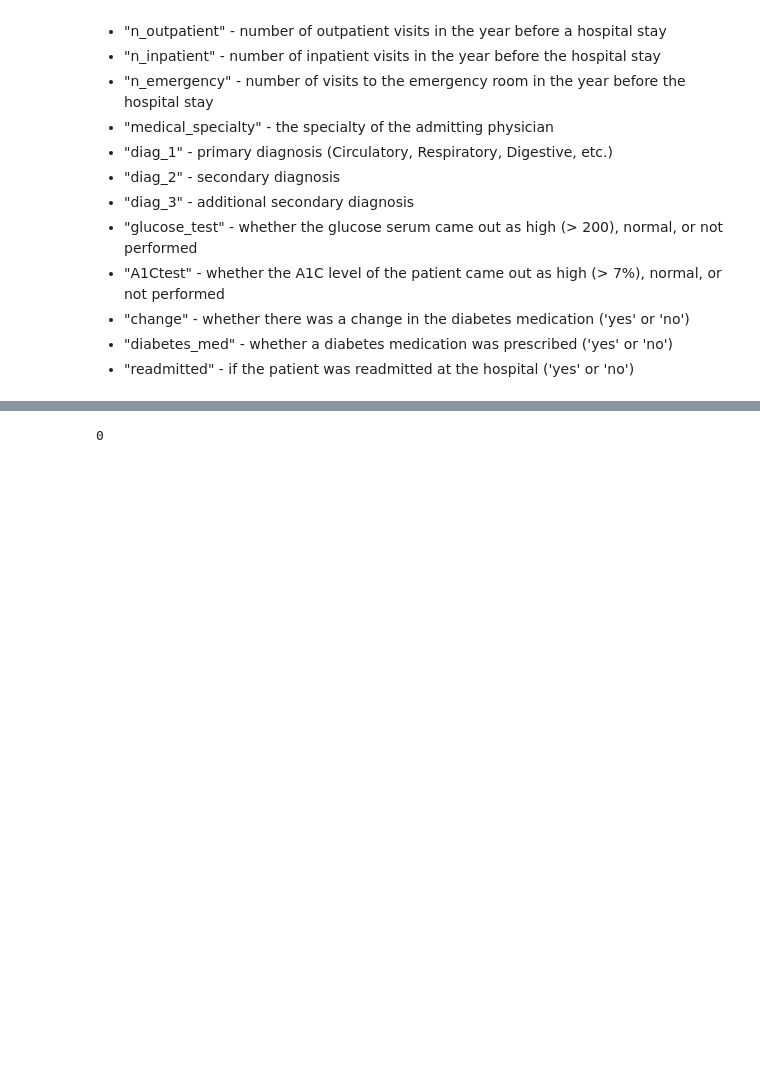
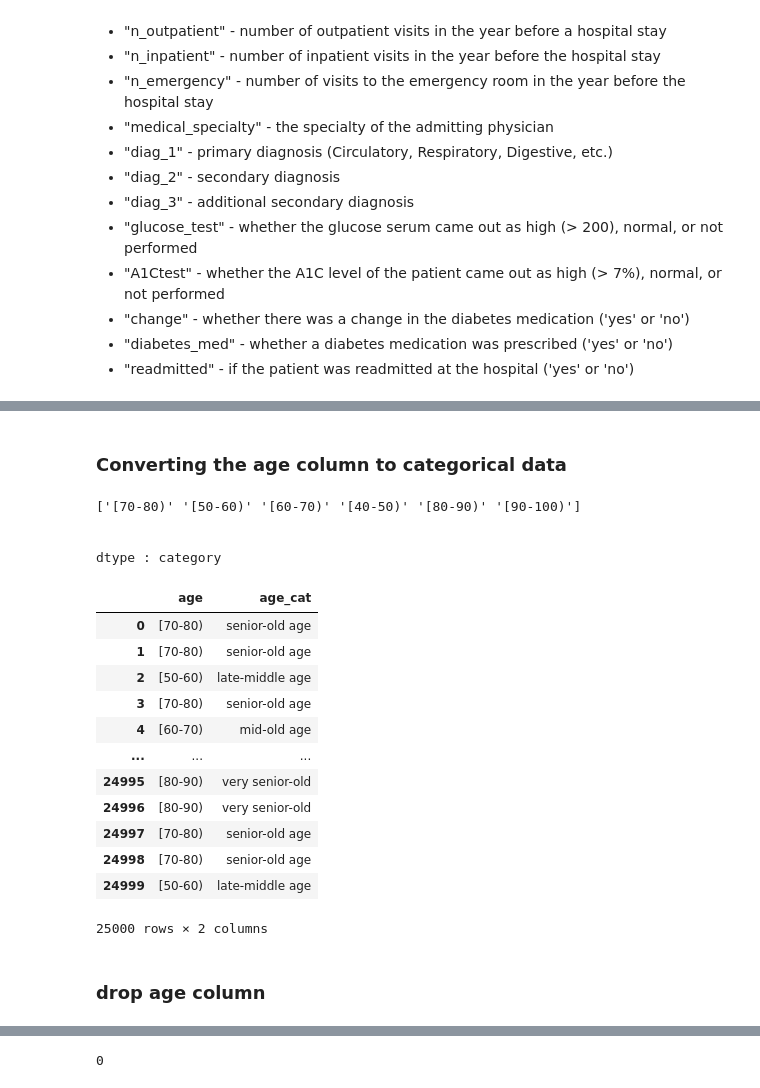
Before and after one commit to prabinpanta0/Patient-Readmission-Prediction, a Jupyter notebook: GHM.ipynb, the cells around one changed output, grey strips where cells are left out. Drawn from its saved outputs; the diff is of its cells as text; code cells hidden in the pictures; blank space fills up the shorter version.

```diff
--- a/GHM.ipynb
+++ b/GHM.ipynb
@@ -61,0 +109,39 @@ df.head()
+# %% [markdown]
+### Converting the age column to categorical data
+# %%
+#converting age column to categorical data
+#checking for the unique values in the age column
+print(df['age'].unique())
+
+#creating a new column called age_cat
+df['age_cat'] = df['age'].replace({'[70-80)':'senior-old age',
+                                           '[50-60)':'late-middle age','[60-70)':'mid-old age',
+                                           '[40-50)':'early-middle age','[80-90)':'very senior-old','[90-100)':'centenarians'})
+
+print('\n')
+#converting column type to categorical data type
+df['age_cat'] = df['age_cat'].astype('category')
+print('dtype :',df['age_cat'].dtype)
+
+#viewing age and age_cat columns
+df[['age','age_cat']]
+# %% [output]
+['[70-80)' '[50-60)' '[60-70)' '[40-50)' '[80-90)' '[90-100)']
+
+
+dtype : category
+|  | age | age_cat |
+| 0 | [70-80) | senior-old age |
+| 1 | [70-80) | senior-old age |
+| 2 | [50-60) | late-middle age |
+| 3 | [70-80) | senior-old age |
+| 4 | [60-70) | mid-old age |
+| ... | ... | ... |
+| 24995 | [80-90) | very senior-old |
+| 24996 | [80-90) | very senior-old |
+| 24997 | [70-80) | senior-old age |
+| 24998 | [70-80) | senior-old age |
+| 24999 | [50-60) | late-middle age |
+25000 rows × 2 columns
+# %% [markdown]
+### drop age column
```
Also changed, not shown: parts of 38 cells of this notebook.
